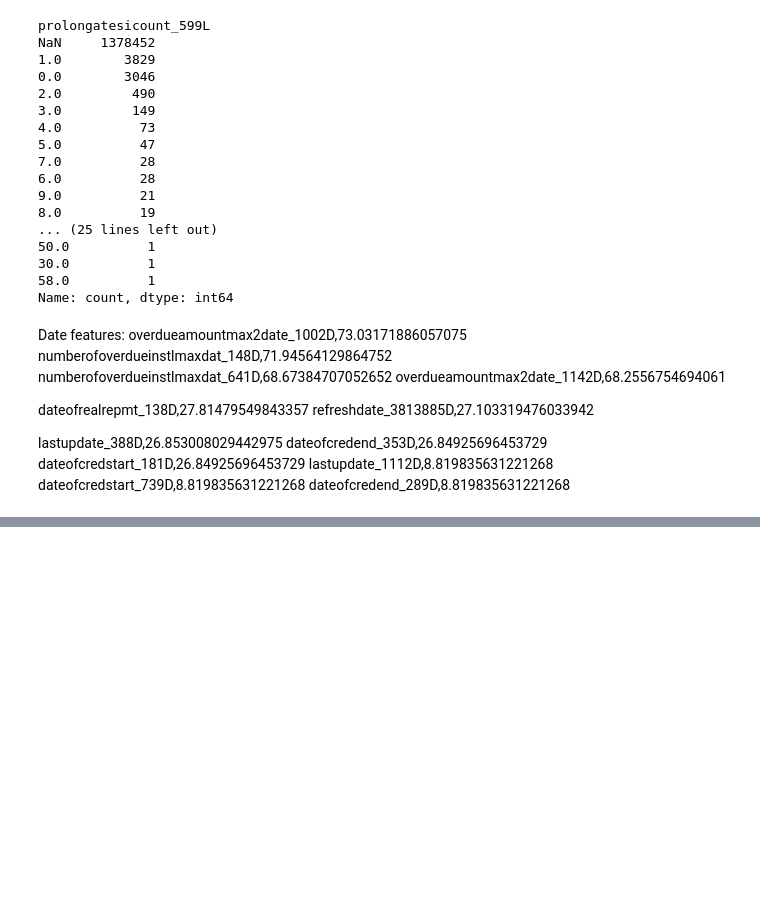
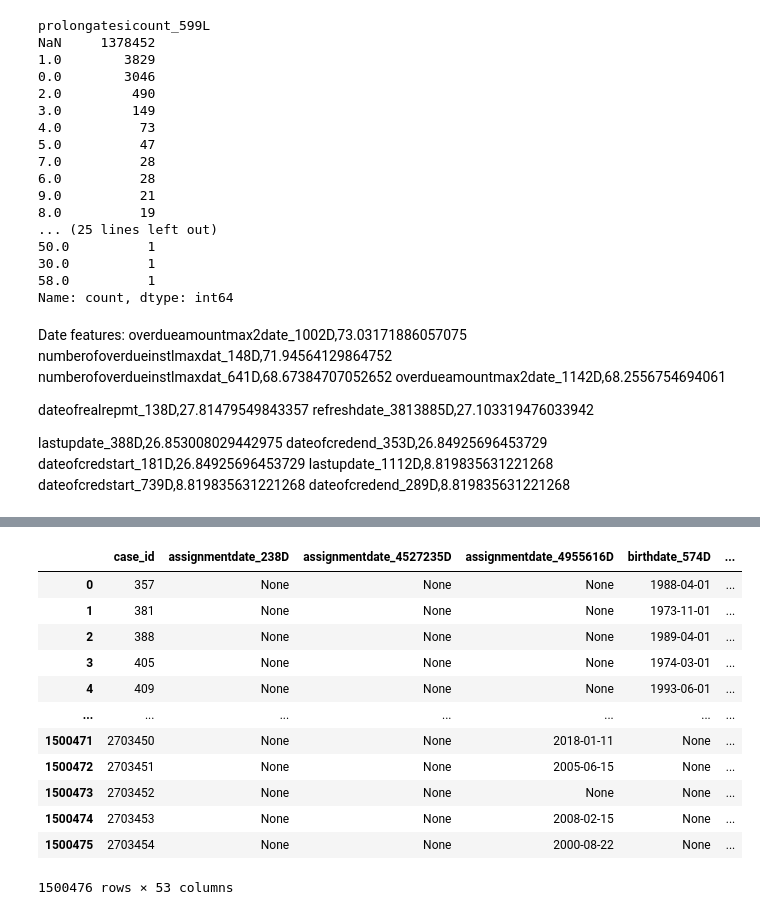
Before and after one commit to manpreetsingh227/MSc-project, a Jupyter notebook: notebooks/featureselection.ipynb, the cells around one changed output, grey strips where cells are left out. Drawn from its saved outputs; the diff is of its cells as text; code cells hidden in the pictures; blank space fills up the shorter version.

```diff
--- a/notebooks/featureselection.ipynb
+++ b/notebooks/featureselection.ipynb
@@ -626,0 +703,18 @@ credit_bureau_a_2 =
+# %%
+static_cb = pd.read_parquet(path + 'static_cb_0.parquet')
+# %%
+static_cb
+# %% [output]
+|  | case_id | assignmentdate_238D | assignmentdate_4527235D | assignmentdate_4955616D | birthdate_574D | ... |
+| 0 | 357 | None | None | None | 1988-04-01 | ... |
+| 1 | 381 | None | None | None | 1973-11-01 | ... |
+| 2 | 388 | None | None | None | 1989-04-01 | ... |
+| 3 | 405 | None | None | None | 1974-03-01 | ... |
+| 4 | 409 | None | None | None | 1993-06-01 | ... |
+| ... | ... | ... | ... | ... | ... | ... |
+| 1500471 | 2703450 | None | None | 2018-01-11 | None | ... |
+| 1500472 | 2703451 | None | None | 2005-06-15 | None | ... |
+| 1500473 | 2703452 | None | None | None | None | ... |
+| 1500474 | 2703453 | None | None | 2008-02-15 | None | ... |
+| 1500475 | 2703454 | None | None | 2000-08-22 | None | ... |
+1500476 rows × 53 columns
```
Also changed, not shown: parts of 12 cells of this notebook.
